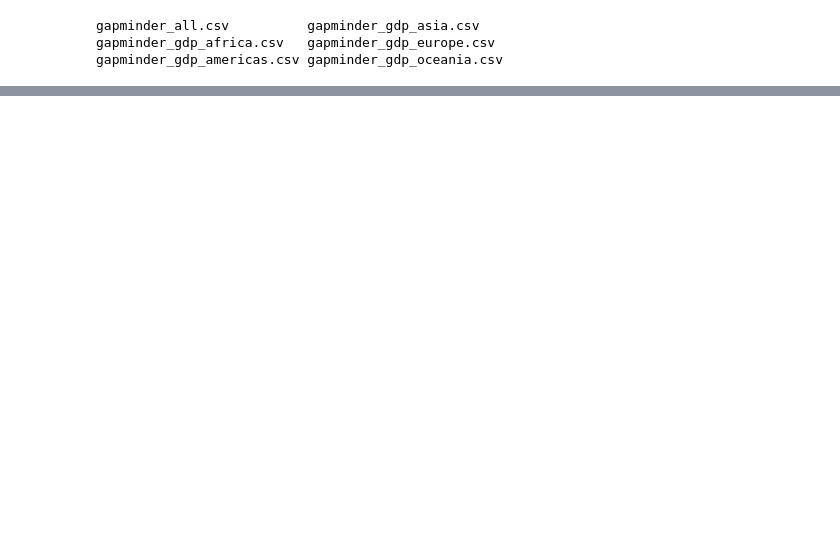
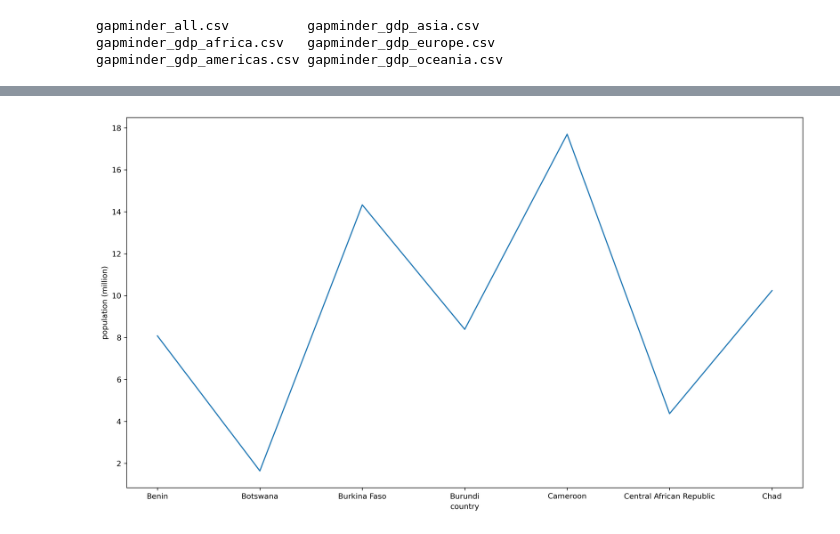
Before and after one commit to zdshaoteach/2022-03-28-upr-online, a Jupyter notebook: Building Programs with Python.ipynb, the cells around one changed output, grey strips where cells are left out. Saved outputs shown, nothing was run; the diff lists cells and outputs as text; code cells hidden in the pictures; blank space fills up the shorter version.

```diff
--- a/Building Programs with Python.ipynb
+++ b/Building Programs with Python.ipynb
@@ -423,0 +769,9 @@ gapminder_gdp_americas.csv gapminder_gdp_oceania.csv
+# %%
+# another way to generate a plot
+fig, ax = plt.subplots()  # a figure with a single Axes
+ax.plot(country, population)
+ax.set_xlabel('country')
+ax.set_ylabel('population (million)')
+plt.show()
+# %% [output]
+[figure, added]
```
Also changed, not shown: parts of 40 cells of this notebook, 3 other files.
